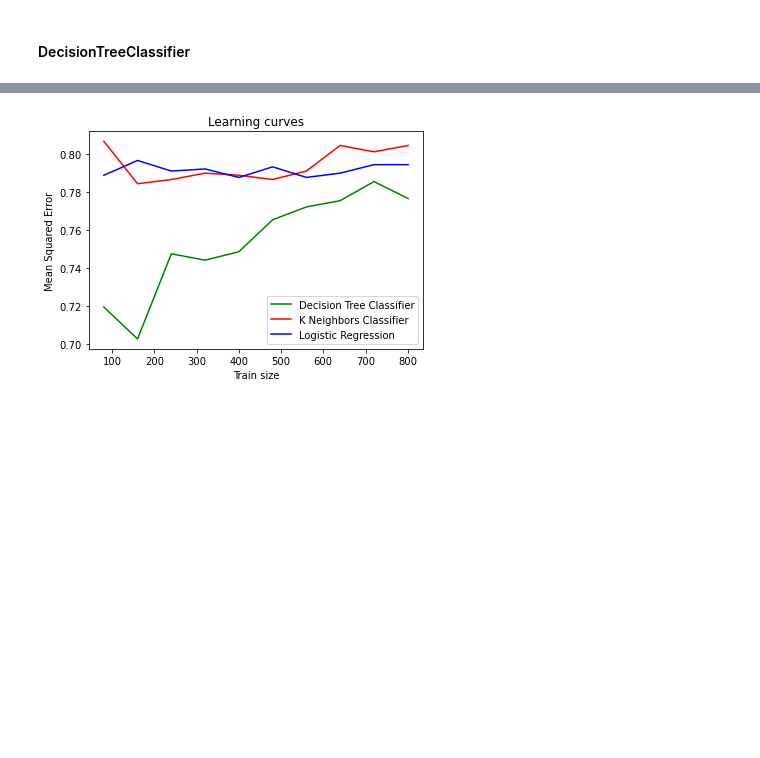
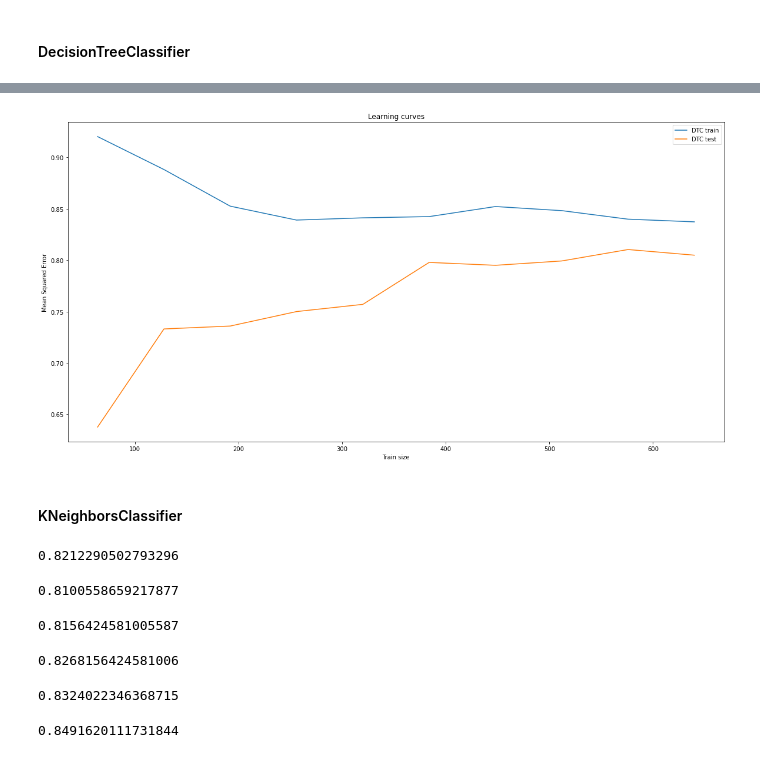
Before and after one commit to lashkoEv/machine-learning, a Jupyter notebook: LR2_ML.ipynb, the cells around one changed output, grey strips where cells are left out. Saved outputs shown, nothing was run; the diff lists cells and outputs as text; code cells hidden in the pictures; blank space fills up the shorter version.

```diff
--- a/LR2_ML.ipynb
+++ b/LR2_ML.ipynb
@@ -812,15 +824,56 @@ plt.show()
-# %%
-train_sizes_DT, train_scores_DT, test_scores_DT = learning_curve(DTClsf, X, y, train_sizes=np.linspace(0.1, 1, 10), cv=10)
-train_sizes_KN, train_scores_KN, test_scores_KN = learning_curve(KNClsf, X, y, train_sizes=np.linspace(0.1, 1, 10), cv=10)
-train_sizes_LR, train_scores_LR, test_scores_LR = learning_curve(LRClsf, X, y, train_sizes=np.linspace(0.1, 1, 10), cv=10)
-
-plt.plot(train_sizes_DT, test_scores_DT.mean(1), color="g", label="Decision Tree Classifier")
-plt.plot(train_sizes_KN, test_scores_KN.mean(1), color="r", label="K Neighbors Classifier")
-plt.plot(train_sizes_LR, test_scores_LR.mean(1), color="b", label="Logistic Regression")
-plt.xlabel("Train size")
-plt.ylabel("Mean Squared Error")
-plt.title("Learning curves")
-plt.legend()
-plt.show()
-# %% [output]
-[figure, removed]
+# %%
+plt.figure(figsize=(20, 10))
+plt.plot(train_sizes_DT1, train_scores_DT1.mean(1), label="DTC train")
+plt.plot(train_sizes_DT1, test_scores_DT1.mean(1), label="DTC test")
+
+plt.xlabel("Train size")
+plt.ylabel("Mean Squared Error")
+plt.title("Learning curves")
+plt.legend()
+plt.show()
+# %% [output]
+[figure, added]
+# %% [markdown]
+#### KNeighborsClassifier
+# %%
+KNClsf_my = KNeighborsClassifier(metric='euclidean', n_neighbors=19, weights='uniform')
+KNClsf_my.fit(X_train, y_train)
+predKNClsf_my = KNClsf_my.predict(X_test)
+accuracy_score(y_test, predKNClsf_my)
+# %% [output]
+0.8212290502793296
+# %%
+KNClsf_my2 = KNeighborsClassifier(metric='manhattan', n_neighbors=19, weights='uniform')
+KNClsf_my2.fit(X_train, y_train)
+predKNClsf_my2 = KNClsf_my2.predict(X_test)
+accuracy_score(y_test, predKNClsf_my2)
+# %% [output]
+0.8100558659217877
+# %%
+KNClsf_my3 = KNeighborsClassifier(metric='minkowski', n_neighbors=25, weights='uniform')
+KNClsf_my3.fit(X_train, y_train)
+predKNClsf_my3 = KNClsf_my3.predict(X_test)
+accuracy_score(y_test, predKNClsf_my3)
+# %% [output]
+0.8156424581005587
+# %%
+KNClsf_my4 = KNeighborsClassifier(metric='euclidean', n_neighbors=31, weights='uniform')
+KNClsf_my4.fit(X_train, y_train)
+predKNClsf_my4 = KNClsf_my4.predict(X_test)
+accuracy_score(y_test, predKNClsf_my4)
+# %% [output]
+0.8268156424581006
+# %%
+KNClsf_my5 = KNeighborsClassifier(metric='euclidean', n_neighbors=5, weights='uniform')
+KNClsf_my5.fit(X_train, y_train)
+predKNClsf_my5 = KNClsf_my5.predict(X_test)
+accuracy_score(y_test, predKNClsf_my5)
+# %% [output]
+0.8324022346368715
+# %%
+KNClsf_my6 = KNeighborsClassifier(metric='euclidean', n_neighbors=35, weights='uniform')
+KNClsf_my6.fit(X_train, y_train)
+predKNClsf_my6 = KNClsf_my6.predict(X_test)
+accuracy_score(y_test, predKNClsf_my6)
+# %% [output]
+0.8491620111731844
```
Also changed, not shown: parts of 48 cells of this notebook.
